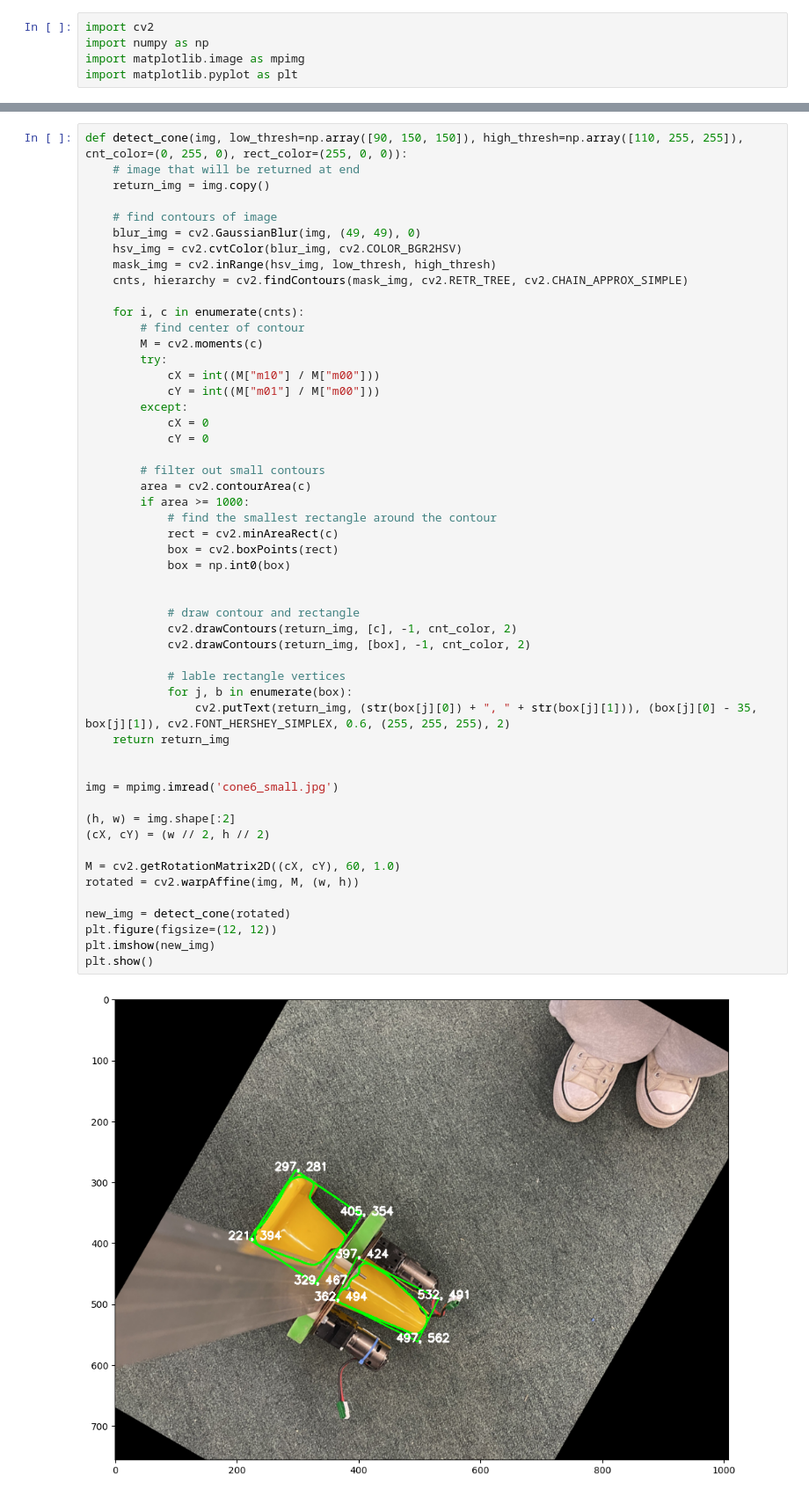
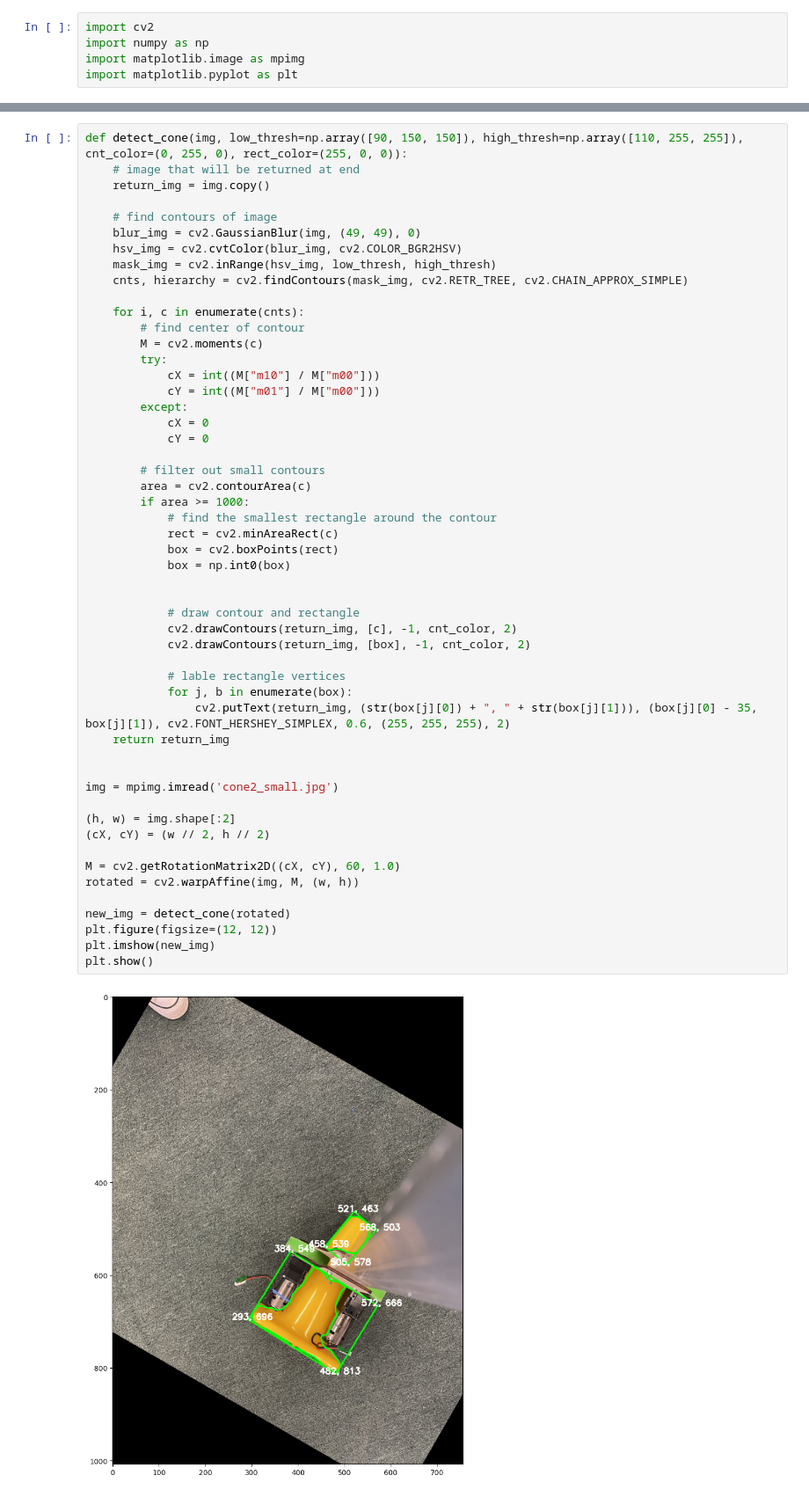
Before and after one commit to tlu21545/visionTest, a Jupyter notebook: detect_object.ipynb, the cells around one changed output, grey strips where cells are left out. Shown at 88% size. Cells and saved outputs as stored; diff of their text form.

```diff
--- a/detect_object.ipynb
+++ b/detect_object.ipynb
@@ -92,32 +92,32 @@ def detect_cone(img, low_thresh=np.array([90, 150, 150]), high_thresh=np.array([
         area = cv2.contourArea(c)
         if area >= 1000:
             # find the smallest rectangle around the contour
             rect = cv2.minAreaRect(c)
             box = cv2.boxPoints(rect)
             box = np.int0(box)
 
 
             # draw contour and rectangle
             cv2.drawContours(return_img, [c], -1, cnt_color, 2)
             cv2.drawContours(return_img, [box], -1, cnt_color, 2)
 
             # lable rectangle vertices
             for j, b in enumerate(box):
                 cv2.putText(return_img, (str(box[j][0]) + ", " + str(box[j][1])), (box[j][0] - 35, box[j][1]), cv2.FONT_HERSHEY_SIMPLEX, 0.6, (255, 255, 255), 2)
     return return_img
 
 
-img = mpimg.imread('cone6_small.jpg')
+img = mpimg.imread('cone2_small.jpg')
 
 (h, w) = img.shape[:2]
 (cX, cY) = (w // 2, h // 2)
 
 M = cv2.getRotationMatrix2D((cX, cY), 60, 1.0)
 rotated = cv2.warpAffine(img, M, (w, h))
 
 new_img = detect_cone(rotated)
 plt.figure(figsize=(12, 12))
 plt.imshow(new_img)
 plt.show()
 # %% [output]
-[figure, old version]
+[figure, new version]
```
